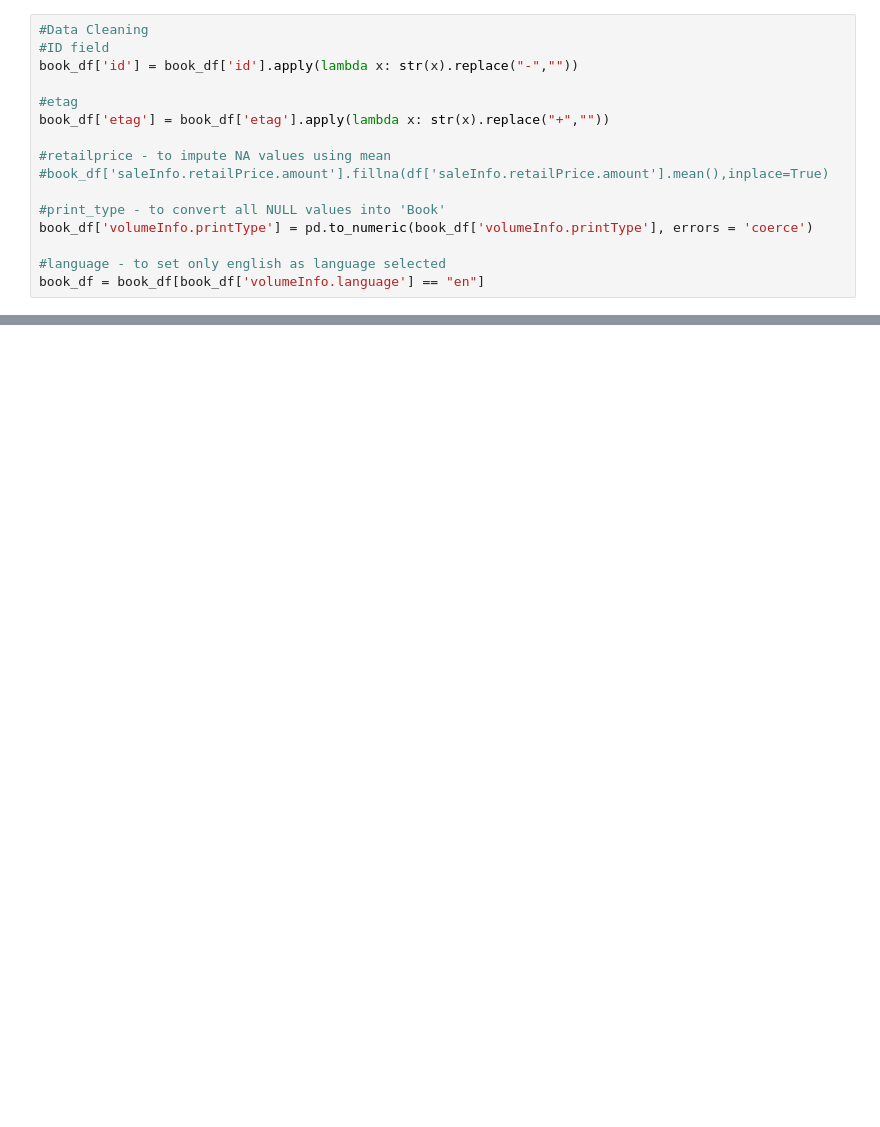
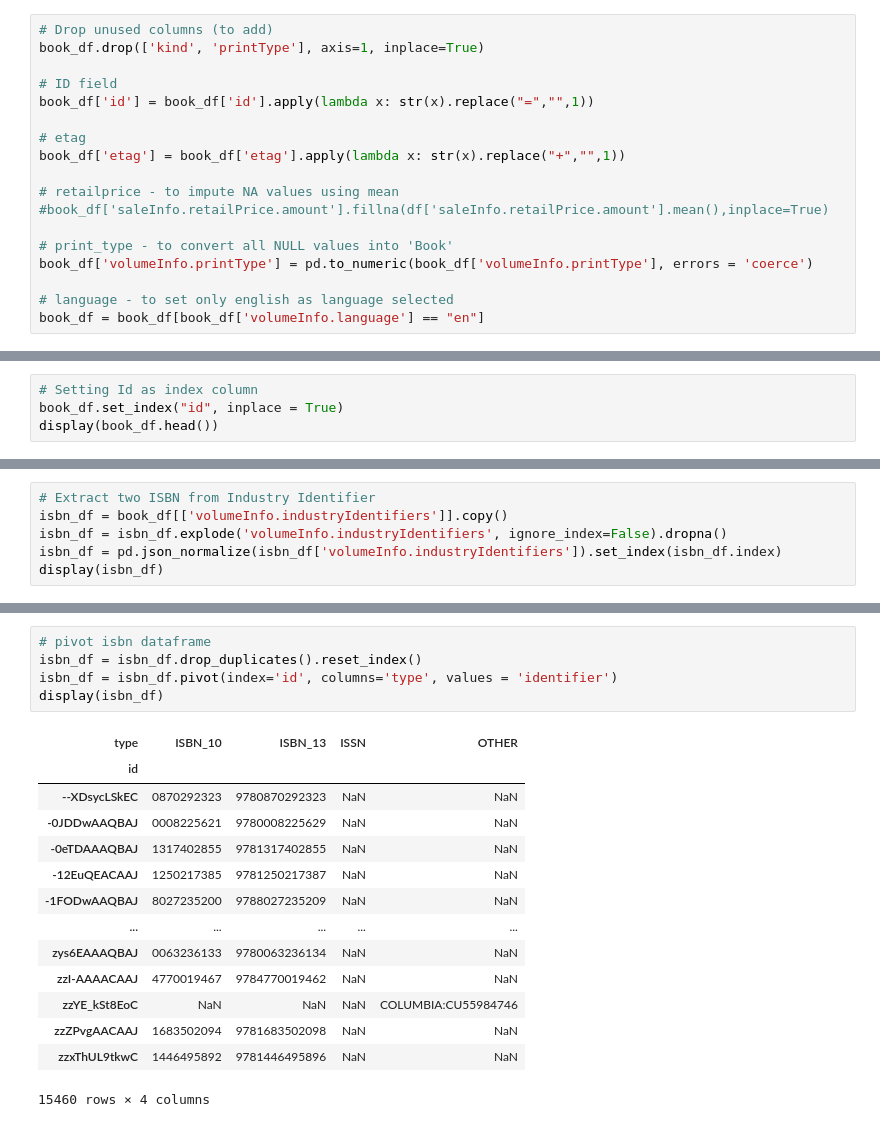
Before and after one commit to hilarylimyuxuan/Book-Recommendation-System, a Jupyter notebook: Book Recommendation System - Google Book.ipynb, the cells around one changed output, grey strips where cells are left out. Drawn from its saved outputs; the diff is of its cells as text; blank space fills up the shorter version.

Commit message:
Minor amendments and Data cleaning

```diff
--- a/Book Recommendation System - Google Book.ipynb
+++ b/Book Recommendation System - Google Book.ipynb
@@ -117,16 +135,18 @@ book_df.to_csv('books.csv')
 # %%
-#Data Cleaning
-#ID field
-book_df['id'] = book_df['id'].apply(lambda x: str(x).replace("-",""))
+# Drop unused columns (to add)
+book_df.drop(['kind', 'printType'], axis=1, inplace=True)
 
-#etag
-book_df['etag'] = book_df['etag'].apply(lambda x: str(x).replace("+",""))
+# ID field
+book_df['id'] = book_df['id'].apply(lambda x: str(x).replace("=","",1))
 
-#retailprice - to impute NA values using mean
+# etag
+book_df['etag'] = book_df['etag'].apply(lambda x: str(x).replace("+","",1))
+
+# retailprice - to impute NA values using mean
 #book_df['saleInfo.retailPrice.amount'].fillna(df['saleInfo.retailPrice.amount'].mean(),inplace=True)
 
-#print_type - to convert all NULL values into 'Book'
+# print_type - to convert all NULL values into 'Book'
 book_df['volumeInfo.printType'] = pd.to_numeric(book_df['volumeInfo.printType'], errors = 'coerce')
 
-#language - to set only english as language selected
+# language - to set only english as language selected
 book_df = book_df[book_df['volumeInfo.language'] == "en"]
@@ -132,0 +194,4 @@ book_df = book_df[book_df['volumeInfo.language'] == "en"]
+# %%
+# Setting Id as index column
+book_df.set_index("id", inplace = True)
+display(book_df.head())
@@ -132,0 +223,6 @@ book_df = book_df[book_df['volumeInfo.language'] == "en"]
+# %%
+# Extract two ISBN from Industry Identifier
+isbn_df = book_df[['volumeInfo.industryIdentifiers']].copy()
+isbn_df = isbn_df.explode('volumeInfo.industryIdentifiers', ignore_index=False).dropna()
+isbn_df = pd.json_normalize(isbn_df['volumeInfo.industryIdentifiers']).set_index(isbn_df.index)
+display(isbn_df)
@@ -132,0 +244,20 @@ book_df = book_df[book_df['volumeInfo.language'] == "en"]
+# %%
+# pivot isbn dataframe
+isbn_df = isbn_df.drop_duplicates().reset_index()
+isbn_df = isbn_df.pivot(index='id', columns='type', values = 'identifier')
+display(isbn_df)
+# %% [output]
+| type | ISBN_10 | ISBN_13 | ISSN | OTHER |
+| id |  |  |  |  |
+| --XDsycLSkEC | 0870292323 | 9780870292323 | NaN | NaN |
+| -0JDDwAAQBAJ | 0008225621 | 9780008225629 | NaN | NaN |
+| -0eTDAAAQBAJ | 1317402855 | 9781317402855 | NaN | NaN |
+| -12EuQEACAAJ | 1250217385 | 9781250217387 | NaN | NaN |
+| -1FODwAAQBAJ | 8027235200 | 9788027235209 | NaN | NaN |
+| ... | ... | ... | ... | ... |
+| zys6EAAAQBAJ | 0063236133 | 9780063236134 | NaN | NaN |
+| zzI-AAAACAAJ | 4770019467 | 9784770019462 | NaN | NaN |
+| zzYE_kSt8EoC | NaN | NaN | NaN | COLUMBIA:CU55984746 |
+| zzZPvgAACAAJ | 1683502094 | 9781683502098 | NaN | NaN |
+| zzxThUL9tkwC | 1446495892 | 9781446495896 | NaN | NaN |
+15460 rows × 4 columns
```
Also changed, not shown: parts of 13 cells of this notebook.
